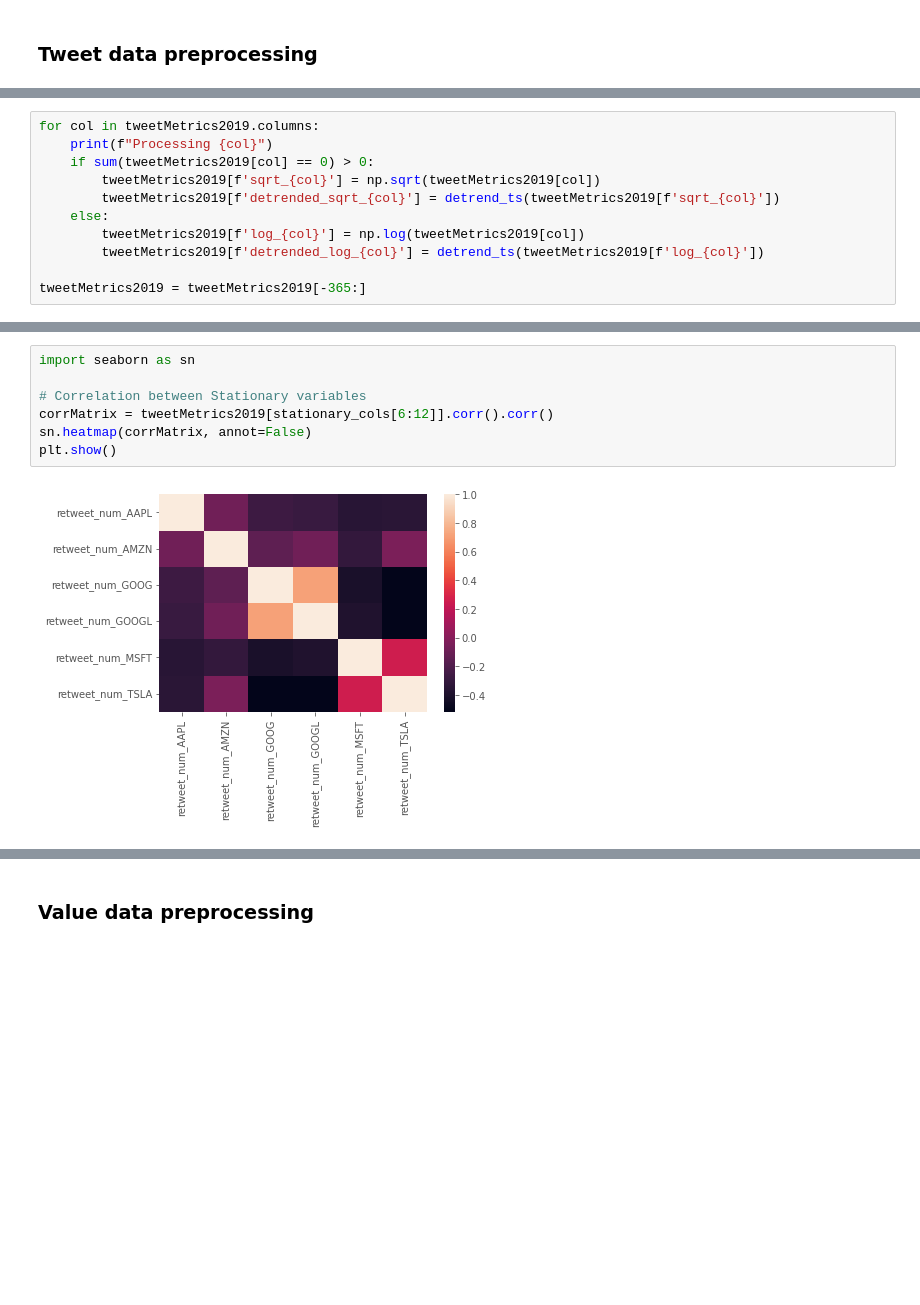
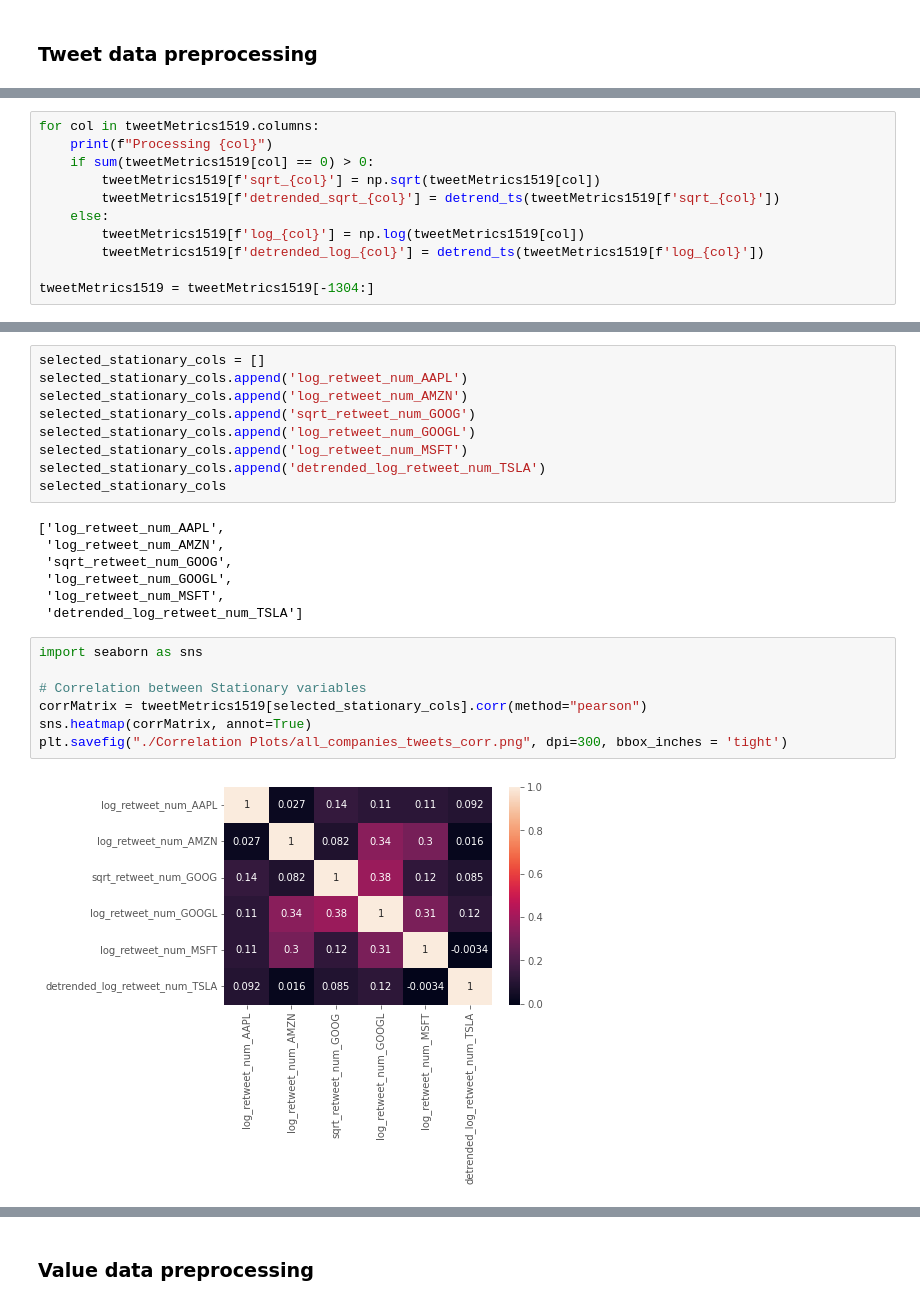
Before and after one commit to dssaenzml/ml703_timeSeriesCausalDiscovery, a Jupyter notebook: Exploration/ML703_Project.ipynb, the cells around one changed output, grey strips where cells are left out. Saved outputs shown, nothing was run; the diff lists cells and outputs as text; blank space fills up the shorter version.

```diff
--- a/Exploration/ML703_Project.ipynb
+++ b/Exploration/ML703_Project.ipynb
@@ -472,12 +488,12 @@ tweetMetrics2019.head(3)
 # %%
-for col in tweetMetrics2019.columns:
+for col in tweetMetrics1519.columns:
     print(f"Processing {col}")
-    if sum(tweetMetrics2019[col] == 0) > 0:
-        tweetMetrics2019[f'sqrt_{col}'] = np.sqrt(tweetMetrics2019[col])
-        tweetMetrics2019[f'detrended_sqrt_{col}'] = detrend_ts(tweetMetrics2019[f'sqrt_{col}'])
+    if sum(tweetMetrics1519[col] == 0) > 0:
+        tweetMetrics1519[f'sqrt_{col}'] = np.sqrt(tweetMetrics1519[col])
+        tweetMetrics1519[f'detrended_sqrt_{col}'] = detrend_ts(tweetMetrics1519[f'sqrt_{col}'])
     else:
-        tweetMetrics2019[f'log_{col}'] = np.log(tweetMetrics2019[col])
-        tweetMetrics2019[f'detrended_log_{col}'] = detrend_ts(tweetMetrics2019[f'log_{col}'])
+        tweetMetrics1519[f'log_{col}'] = np.log(tweetMetrics1519[col])
+        tweetMetrics1519[f'detrended_log_{col}'] = detrend_ts(tweetMetrics1519[f'log_{col}'])
 
-tweetMetrics2019 = tweetMetrics2019[-365:]
+tweetMetrics1519 = tweetMetrics1519[-1304:]
 # %% [output]
@@ -576,12 +620,28 @@ stationary_cols[6:12]
+# %%
+selected_stationary_cols = []
+selected_stationary_cols.append('log_retweet_num_AAPL')
+selected_stationary_cols.append('log_retweet_num_AMZN')
+selected_stationary_cols.append('sqrt_retweet_num_GOOG')
+selected_stationary_cols.append('log_retweet_num_GOOGL')
+selected_stationary_cols.append('log_retweet_num_MSFT')
+selected_stationary_cols.append('detrended_log_retweet_num_TSLA')
+selected_stationary_cols
+# %% [output]
+['log_retweet_num_AAPL',
+ 'log_retweet_num_AMZN',
+ 'sqrt_retweet_num_GOOG',
+ 'log_retweet_num_GOOGL',
+ 'log_retweet_num_MSFT',
+ 'detrended_log_retweet_num_TSLA']
 # %%
-import seaborn as sn
+import seaborn as sns
 
 # Correlation between Stationary variables
-corrMatrix = tweetMetrics2019[stationary_cols[6:12]].corr().corr()
-sn.heatmap(corrMatrix, annot=False)
-plt.show()
+corrMatrix = tweetMetrics1519[selected_stationary_cols].corr(method="pearson")
+sns.heatmap(corrMatrix, annot=True)
+plt.savefig("./Correlation Plots/all_companies_tweets_corr.png", dpi=300, bbox_inches = 'tight')
 # %% [output]
-[figure, old version]
+[figure, new version]
 # %%
 abs(corrMatrix[:]) > 0.75
 # %% [output]
```
Also changed, not shown: parts of 31 cells of this notebook, 5 other files.
